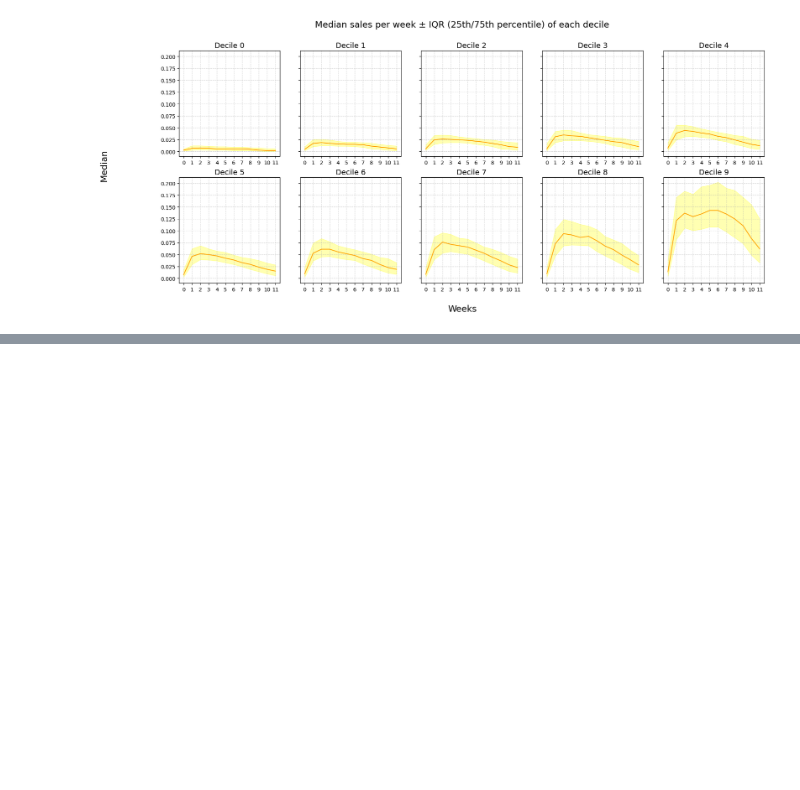
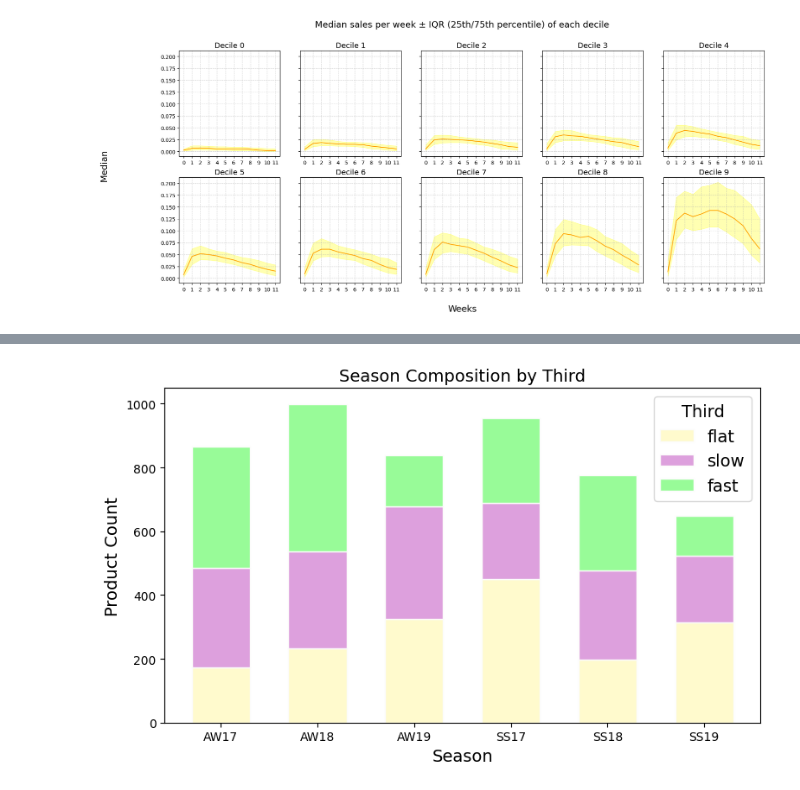
Before and after one commit to martadossantos/product-sales, a Jupyter notebook: sales.ipynb, the cells around one changed output, grey strips where cells are left out. Saved outputs shown, nothing was run; the diff lists cells and outputs as text; code cells hidden in the pictures; blank space fills up the shorter version.

```diff
--- a/sales.ipynb
+++ b/sales.ipynb
@@ -158,0 +193,10 @@ plt.show()
+# %%
+# Split into 3rds
+df['thirds'] = pd.qcut(df['sales_total'], 3, labels=['flat', 'slow', 'fast'], retbins=False, precision=3, duplicates='raise')
+
+# Check split was successful
+print(df['thirds'].value_counts())
+
+print(df.loc[df['thirds'] == 'flat', 'sales_total'].head(10))
+print(df.loc[df['thirds'] == 'slow', 'sales_total'].head(10))
+print(df.loc[df['thirds'] == 'fast', 'sales_total'].head(10))
@@ -158,0 +221,24 @@ plt.show()
+# %%
+thirds_order = ['flat', 'slow', 'fast']
+thirds_colors = {'flat': '#FFFACD', 'slow': '#DDA0DD', 'fast': '#98FB98'}
+
+seasons = sorted(df['season'].unique())
+counts = df.groupby(['season', 'thirds'], observed=True).size().unstack(fill_value=0).reindex(columns=thirds_order)
+
+fig, ax = plt.subplots(figsize=(8, 5))
+
+bottom = np.zeros(len(counts))
+for third in thirds_order:
+    ax.bar(counts.index, counts[third], bottom=bottom, label=third,
+           color=thirds_colors[third], edgecolor='#fcfcfb', linewidth=1, width=0.6)
+    bottom += counts[third].values
+
+ax.set_xlabel('Season')
+ax.set_ylabel('Product Count')
+ax.set_title('Season Composition by Third')
+ax.legend(title='Third')
+
+plt.tight_layout()
+plt.show()
+# %% [output]
+[figure, added]
```
Also changed, not shown: parts of 6 cells of this notebook, 1 other file.
